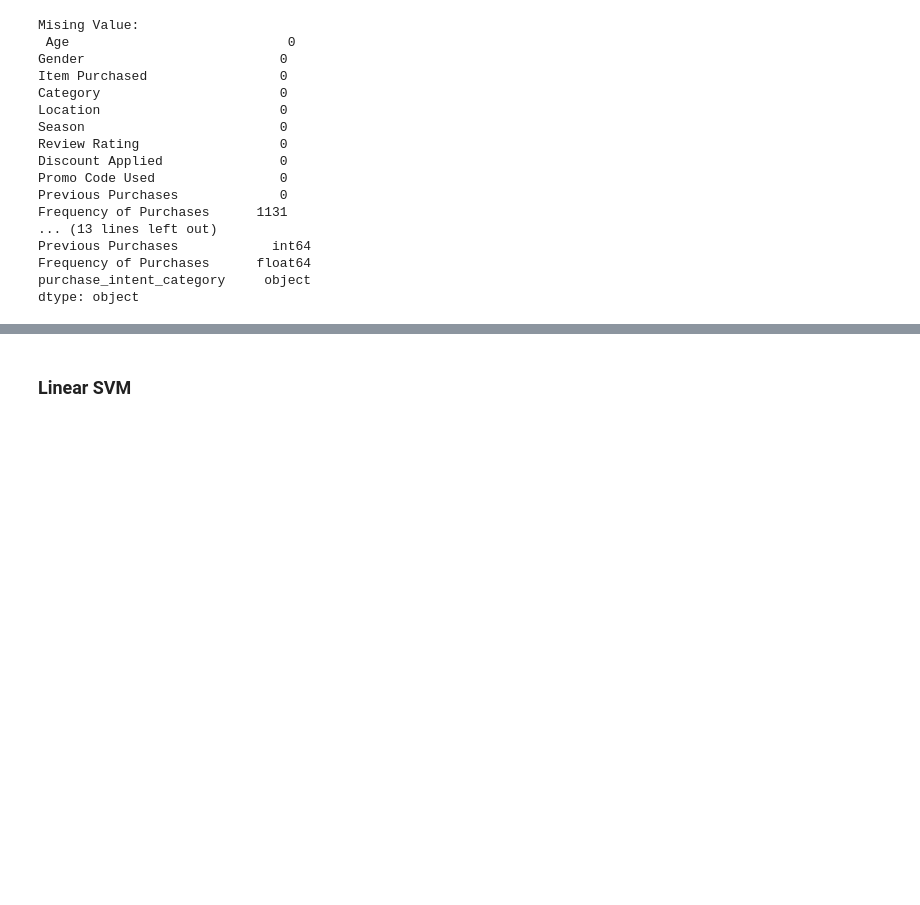
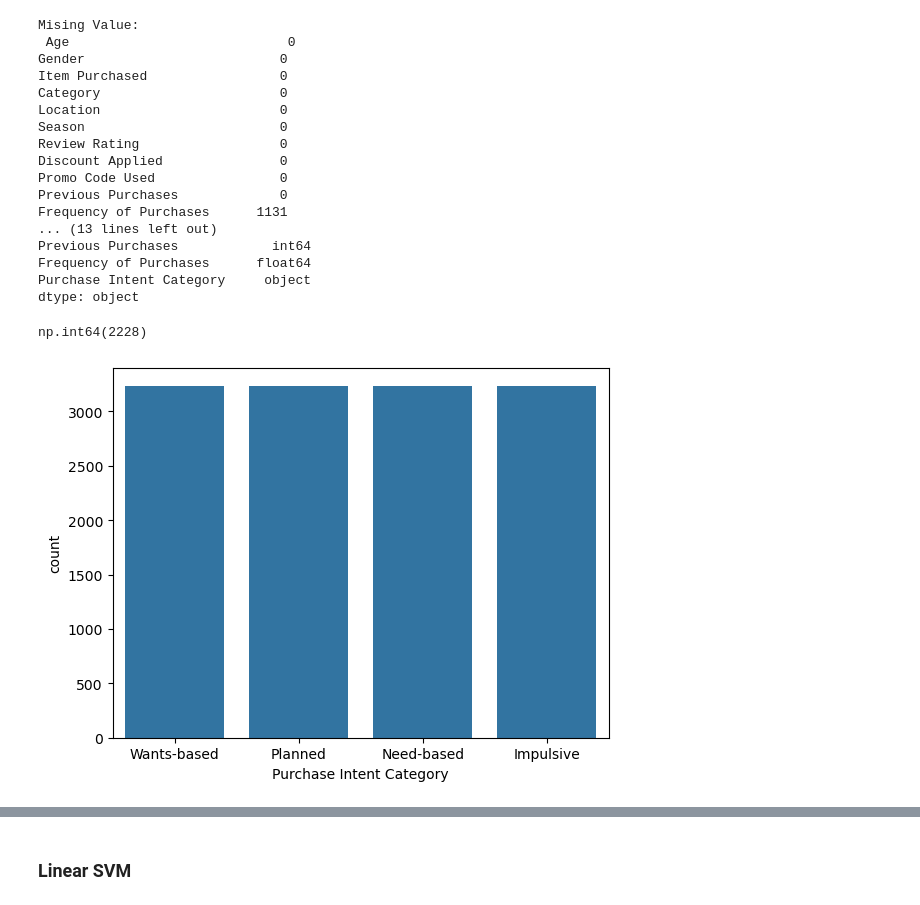
Before and after one commit to farahfuaad/Final-Year-Project-Prediction-of-Buying-Behavior-Patterns-using-ML, a Jupyter notebook: ml/intention_prediction.ipynb, the cells around one changed output, grey strips where cells are left out. Drawn from its saved outputs; the diff is of its cells as text; code cells hidden in the pictures; blank space fills up the shorter version.

```diff
--- a/ml/intention_prediction.ipynb
+++ b/ml/intention_prediction.ipynb
@@ -25,6 +27,9 @@ print("\nMising Value:\n",df.isnull().sum())
 
 #check datatype for each columns
 print("\nDatatype for each column\n",df.dtypes)
+
+#check duplicate values
+df.duplicated().sum()
 # %% [output]
 Mising Value:
  Age                            0
@@ -41,5 +46,11 @@ Frequency of Purchases      1131
 ... (13 lines left out)
 Previous Purchases            int64
 Frequency of Purchases      float64
-purchase_intent_category     object
+Purchase Intent Category     object
 dtype: object
+np.int64(2228)
+# %%
+sns.countplot(x="Purchase Intent Category", data=df) # checking whether value realistic or not
+plt.show()
+# %% [output]
+[figure, added]
```
Also changed, not shown: parts of 16 cells of this notebook, 4 other files.
